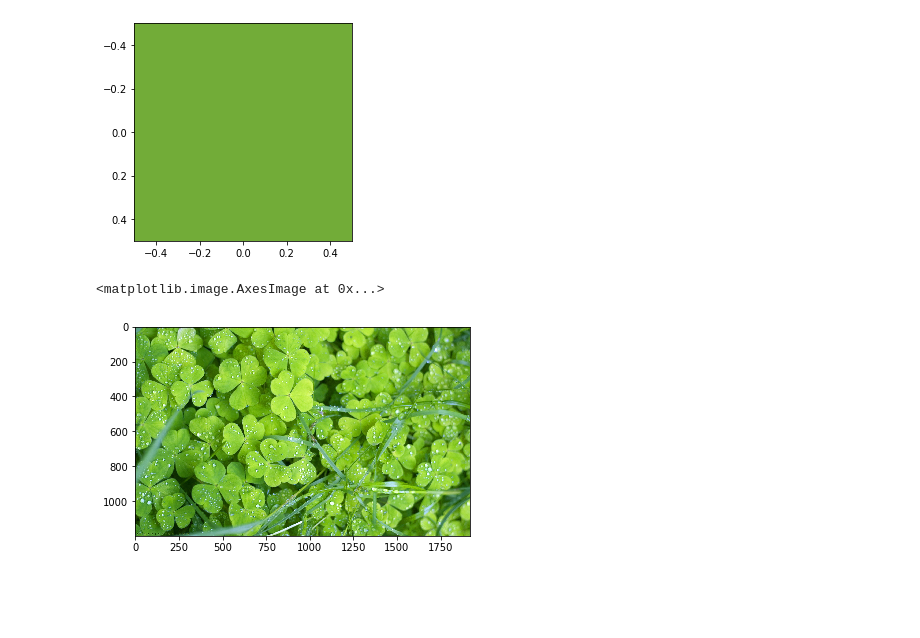
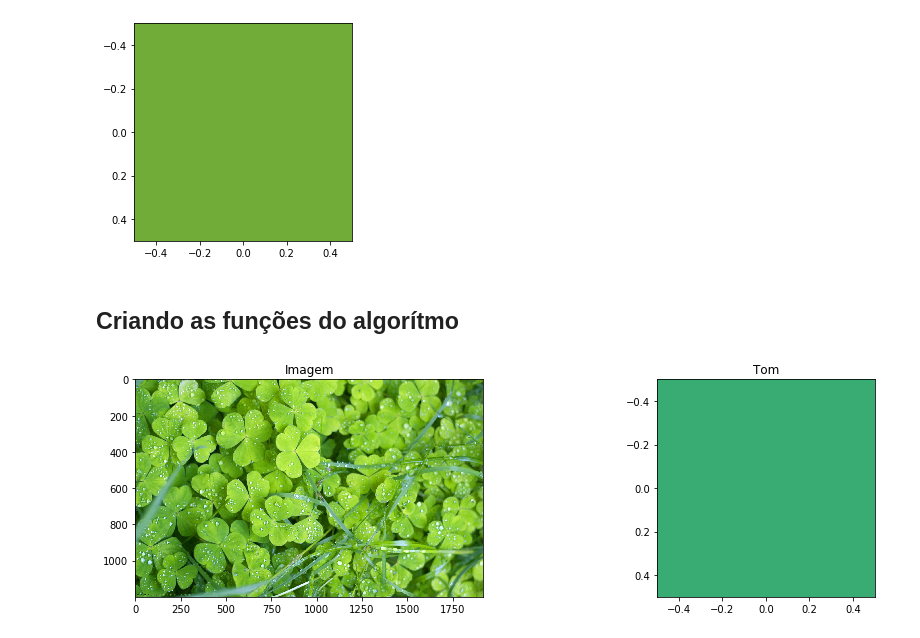
Before and after one commit to rafaelgfig/PAUD, a Jupyter notebook: Tons.ipynb, the cells around one changed output. Drawn from its saved outputs; the diff is of its cells as text; code cells hidden in the pictures; blank space fills up the shorter version.

Commit message:
Criado função
Criado função para achar o tom da imagem solicitada

```diff
--- a/Tons.ipynb
+++ b/Tons.ipynb
@@ -89,9 +92,40 @@ plt.imshow(np.flip(array))
 # %% [output]
 <matplotlib.image.AxesImage at 0x...>
 [figure]
-# %%
-# Imagem original
-plt.imshow(np.flip(imagem, 2))
-# %% [output]
-<matplotlib.image.AxesImage at 0x...>
-[figure, removed]
+# %% [markdown]
+## Criando as funções do algorítmo
+# %%
+# Criando uma função para achar o tom
+def tom(arquivo):
+    # Importando imagem
+    img = np.flip(cv2.imread(arquivo), 2)
+    # Calculando média do tom
+    media = np.average(np.average(img, axis=1), axis=0)
+    # Arredondado valores dos canais BGR
+    array = np.flip( np.int_([[media.tolist()]]) )
+    # Retornando imagem e tom
+    return(img, array)
+# %%
+# Puxando a imagem e o tom
+imagem, array = tom('base.jpg')
+# %%
+# Criando função de plotagem
+def plota(imagem, array):
+    # Plotando a imagem e o tom
+    # Definindo tamnho
+    fig = plt.figure(figsize=(15,4))
+    # Adicionando a imagem
+    ax1 = fig.add_subplot(121)
+    ax1.title.set_text('Imagem')
+    plt.imshow(imagem)
+    # Adicionando o tom
+    ax2 = fig.add_subplot(122)
+    ax2.title.set_text('Tom')
+    plt.imshow(array)
+    # Exibindo tudo
+    plt.show()
+# %%
+# Verificando resultados
+plota(imagem, array)
+# %% [output]
+[figure, added]
```
Also changed, not shown: parts of 4 cells of this notebook.
